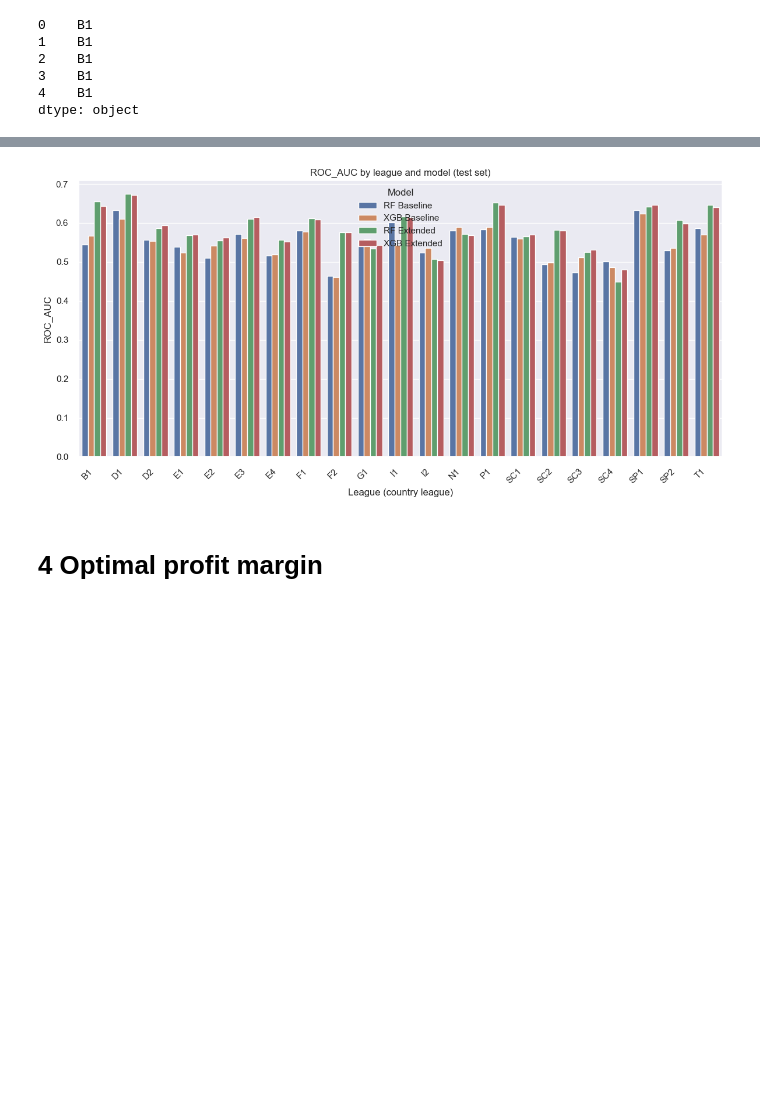
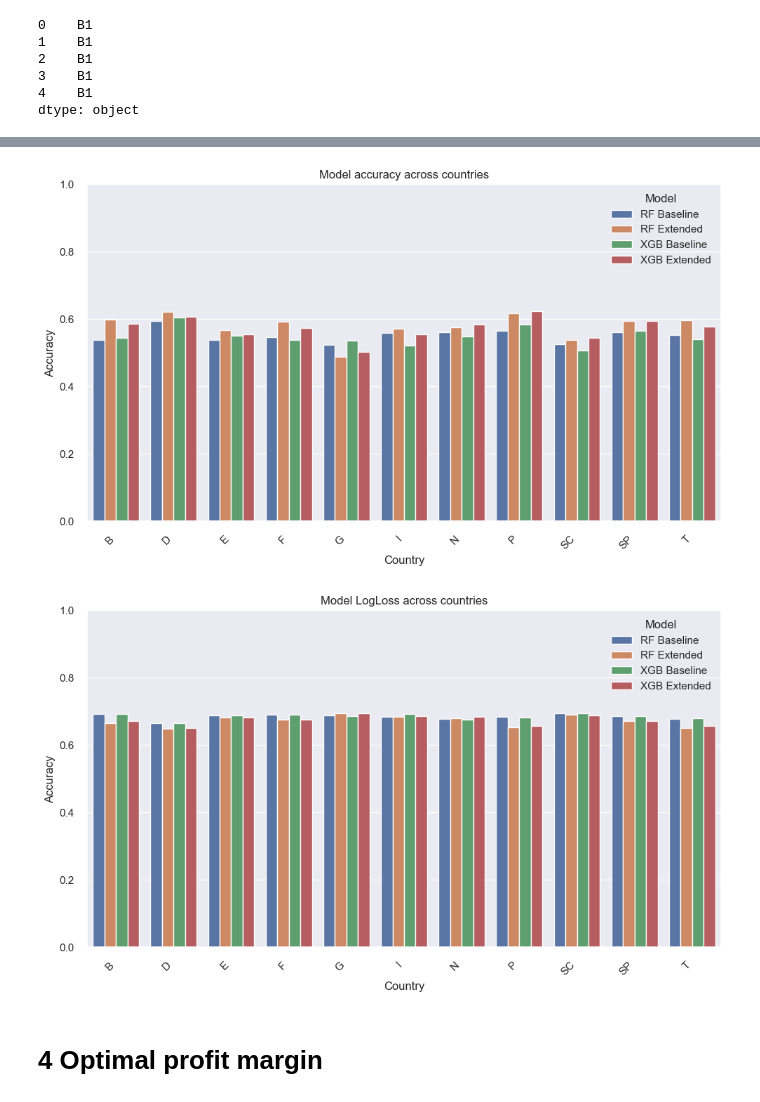
Before and after one commit to OndrejZ24/soccer-leagues-predictions, a Jupyter notebook: model_comparison.ipynb, the cells around one changed output, grey strips where cells are left out. Drawn from its saved outputs; the diff is of its cells as text; code cells hidden in the pictures; blank space fills up the shorter version.

Commit message:
new graphs

```diff
--- a/model_comparison.ipynb
+++ b/model_comparison.ipynb
@@ -356,25 +361,39 @@ league_model_table
 # %%
-import matplotlib.pyplot as plt
-import seaborn as sns
-
-metric_to_show = "ROC_AUC"  # change to "Accuracy", "F1", etc.
-
-plt.figure(figsize=(12, 6))
+# Accuraccy across countries
+plt.figure(figsize=(10, 6))
 sns.barplot(
-    data=metrics_country_df,
-    x="League",
-    y=metric_to_show,
+    data=metrics_country_agg,
+    x="Country",
+    y="Accuracy",
     hue="Model"
 )
-
-plt.title(f"{metric_to_show} by league and model (test set)")
-plt.ylabel(metric_to_show)
-plt.xlabel("League (country league)")
+plt.title("Model accuracy across countries")
+plt.xlabel("Country")
+plt.ylabel("Accuracy")
 plt.xticks(rotation=45, ha="right")
 plt.tight_layout()
+plt.ylim(0, 1)
 plt.show()
+
+
+# LogLoss across countries
+plt.figure(figsize=(10, 6))
+sns.barplot(
+    data=metrics_country_agg,
+    x="Country",
+    y="LogLoss",
+    hue="Model"
+)
+plt.title("Model LogLoss across countries")
+plt.xlabel("Country")
+plt.ylabel("Accuracy")
+plt.xticks(rotation=45, ha="right")
+plt.ylim(0, 1)
+plt.tight_layout()
+plt.show()
 # %% [output]
-[figure, old version]
+[figure, new version]
+[figure, added]
 # %% [markdown]
 # 4 Optimal profit margin
 # %% [markdown]
```
Also changed, not shown: parts of 7 cells of this notebook.
